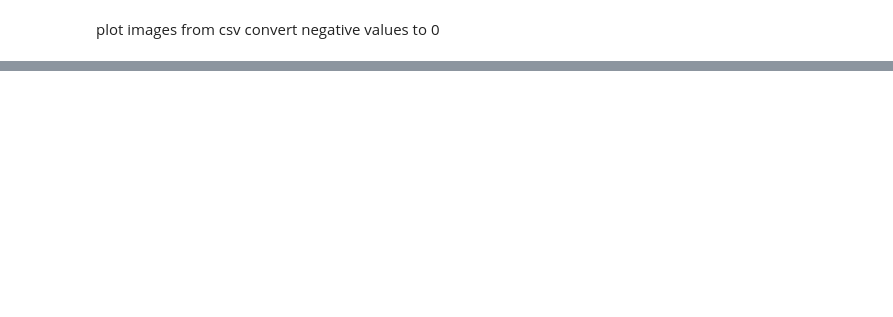
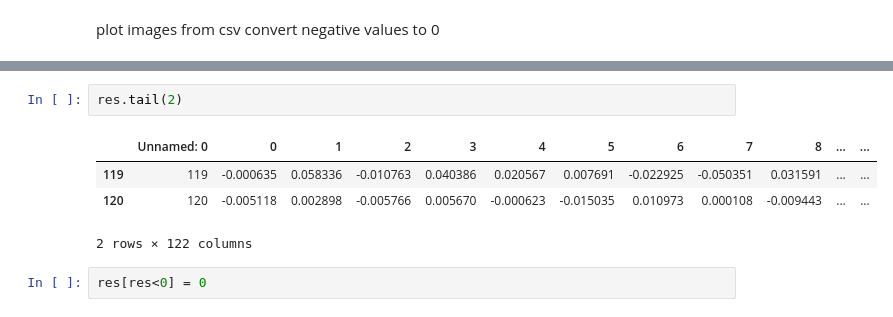
Before and after one commit to DraTeots/eic_ai_pid, a Jupyter notebook: GAN_implemented.ipynb, the cells around one changed output, grey strips where cells are left out. Drawn from its saved outputs; the diff is of its cells as text; blank space fills up the shorter version.

```diff
--- a/GAN_implemented.ipynb
+++ b/GAN_implemented.ipynb
@@ -245,0 +278,9 @@ convert negative values to 0
+# %%
+res.tail(2)
+# %% [output]
+|  | Unnamed: 0 | 0 | 1 | 2 | 3 | 4 | 5 | 6 | 7 | 8 | ... | ... |
+| 119 | 119 | -0.000635 | 0.058336 | -0.010763 | 0.040386 | 0.020567 | 0.007691 | -0.022925 | -0.050351 | 0.031591 | ... | ... |
+| 120 | 120 | -0.005118 | 0.002898 | -0.005766 | 0.005670 | -0.000623 | -0.015035 | 0.010973 | 0.000108 | -0.009443 | ... | ... |
+2 rows × 122 columns
+# %%
+res[res<0] = 0
```
Also changed, not shown: parts of 15 cells of this notebook, 1 other file.
